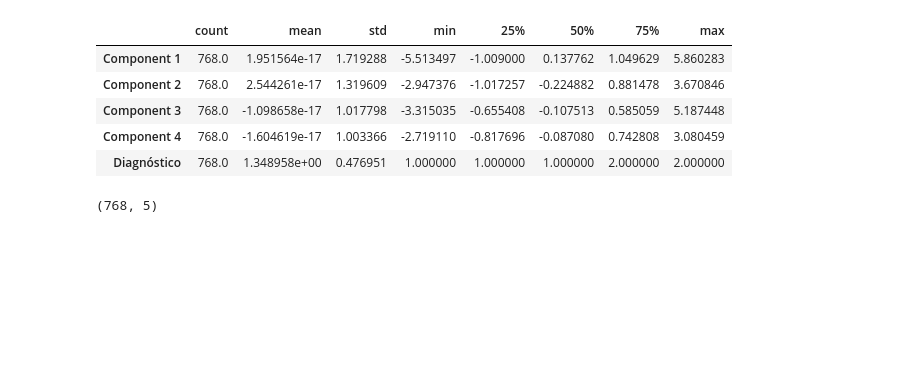
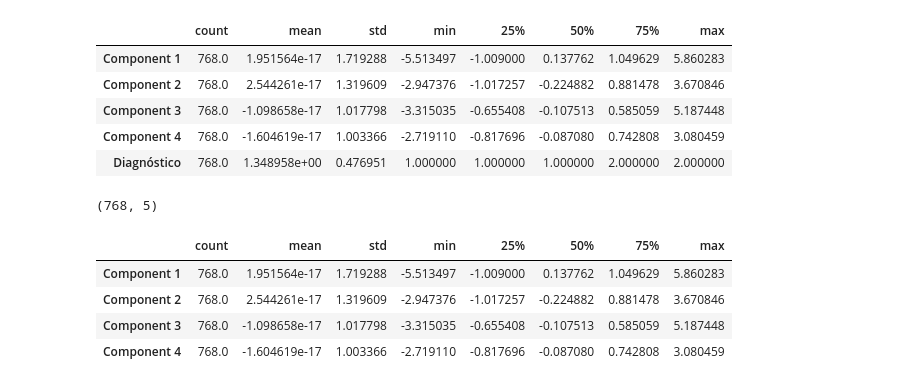
Before and after one commit to carvalheirafc/deep_learning_stuff, a Jupyter notebook: mlp/diabetes/diabetes_tensor_flow.ipynb, the cells around one changed output. Drawn from its saved outputs; the diff is of its cells as text; code cells hidden in the pictures; blank space fills up the shorter version.

```diff
--- a/mlp/diabetes/diabetes_tensor_flow.ipynb
+++ b/mlp/diabetes/diabetes_tensor_flow.ipynb
@@ -26,3 +27,14 @@ diabetes.describe().transpose()
 print(diabetes.shape)
 # %% [output]
 (768, 5)
+# %%
+X = diabetes.drop('Diagnóstico', axis=1)
+y = diabetes['Diagnóstico']
+
+X.describe().transpose()
+# %% [output]
+|  | count | mean | std | min | 25% | 50% | 75% | max |
+| Component 1 | 768.0 | 1.951564e-17 | 1.719288 | -5.513497 | -1.009000 | 0.137762 | 1.049629 | 5.860283 |
+| Component 2 | 768.0 | 2.544261e-17 | 1.319609 | -2.947376 | -1.017257 | -0.224882 | 0.881478 | 3.670846 |
+| Component 3 | 768.0 | -1.098658e-17 | 1.017798 | -3.315035 | -0.655408 | -0.107513 | 0.585059 | 5.187448 |
+| Component 4 | 768.0 | -1.604619e-17 | 1.003366 | -2.719110 | -0.817696 | -0.087080 | 0.742808 | 3.080459 |
```
Also changed, not shown: parts of 2 cells of this notebook.
